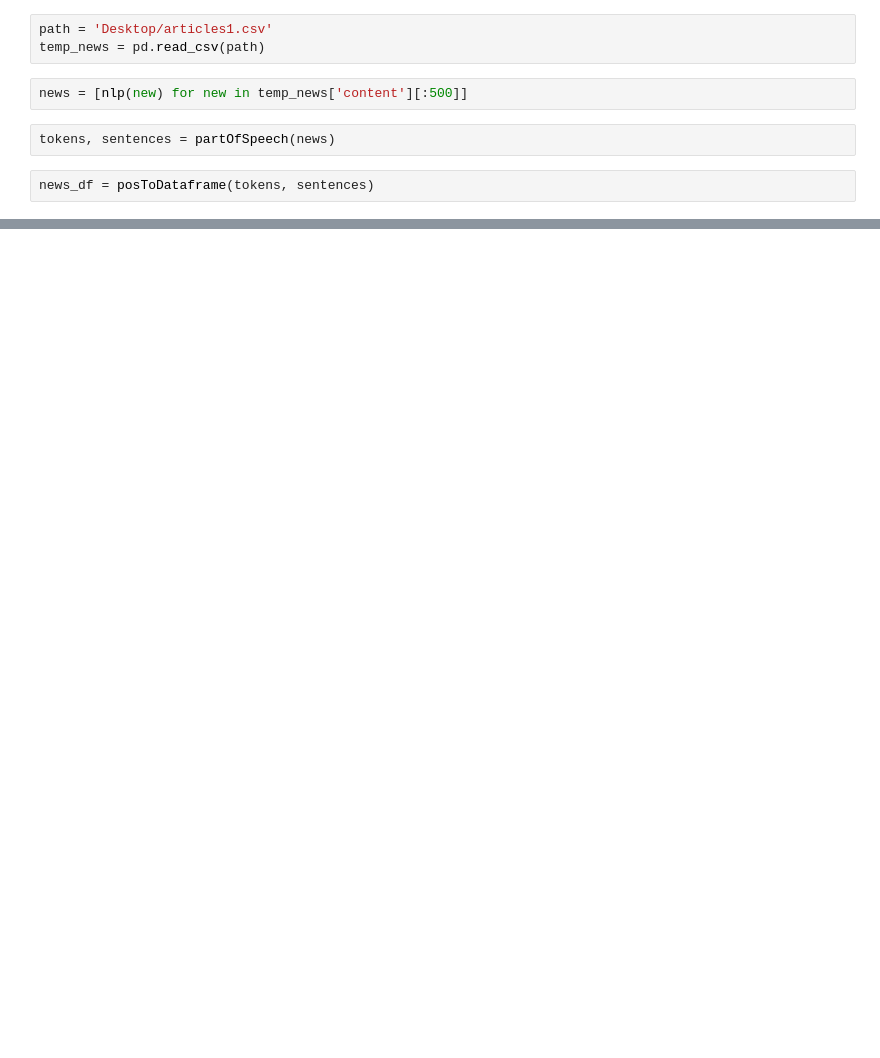
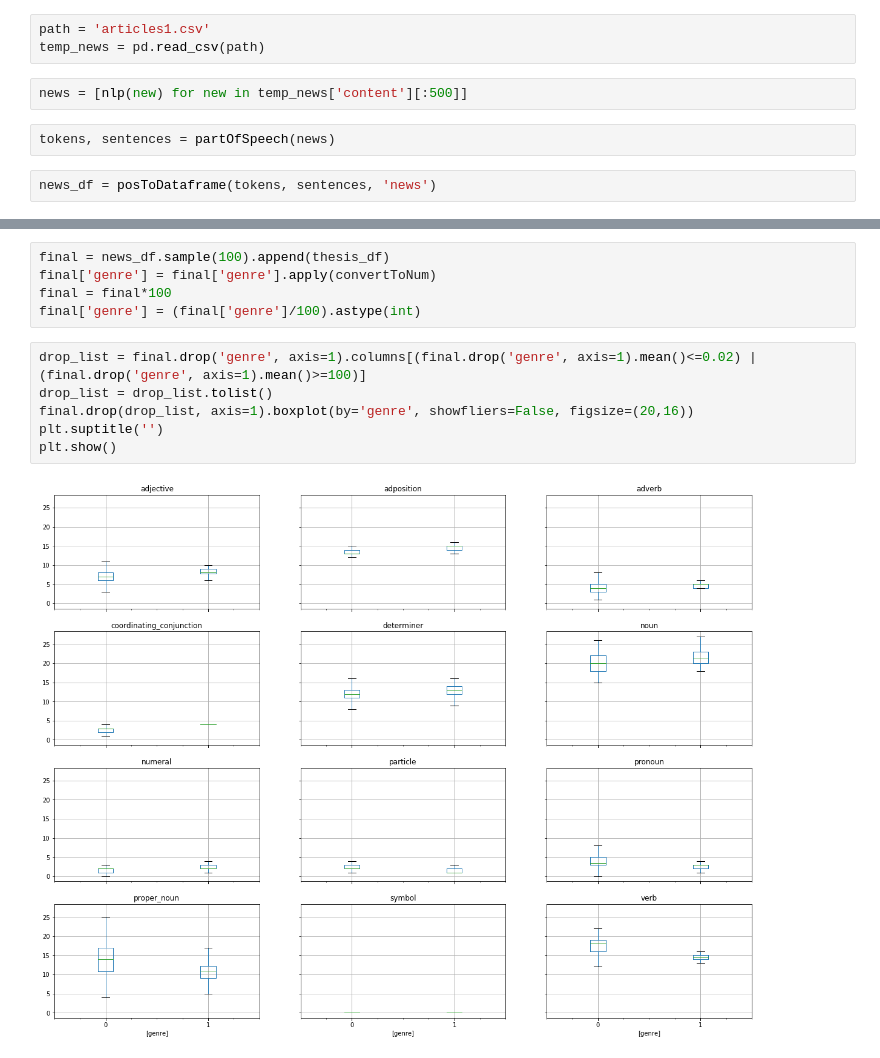
Before and after one commit to moretticesar/part_of_speech, a Jupyter notebook: part_of_speech.ipynb, the cells around one changed output, grey strips where cells are left out. Cells and saved outputs as stored; diff of their text form; blank space fills up the shorter version.

```diff
--- a/part_of_speech.ipynb
+++ b/part_of_speech.ipynb
@@ -63,12 +72,12 @@ histFromDataframe(thesis_df)
 # %%
-path = 'Desktop/articles1.csv'
+path = 'articles1.csv'
 temp_news = pd.read_csv(path)
 # %%
 news = [nlp(new) for new in temp_news['content'][:500]]
 # %%
 tokens, sentences = partOfSpeech(news)
 # %%
-news_df = posToDataframe(tokens, sentences)
+news_df = posToDataframe(tokens, sentences, 'news')
 # %%
 histFromDataframe(news_df)
 # %% [output]
@@ -75,0 +85,13 @@ histFromDataframe(news_df)
+# %%
+final = news_df.sample(100).append(thesis_df)
+final['genre'] = final['genre'].apply(convertToNum)
+final = final*100
+final['genre'] = (final['genre']/100).astype(int)
+# %%
+drop_list = final.drop('genre', axis=1).columns[(final.drop('genre', axis=1).mean()<=0.02) | (final.drop('genre', axis=1).mean()>=100)]
+drop_list = drop_list.tolist()
+final.drop(drop_list, axis=1).boxplot(by='genre', showfliers=False, figsize=(20,16))
+plt.suptitle('')
+plt.show()
+# %% [output]
+[figure, added]
```
Also changed, not shown: parts of 18 cells of this notebook.
